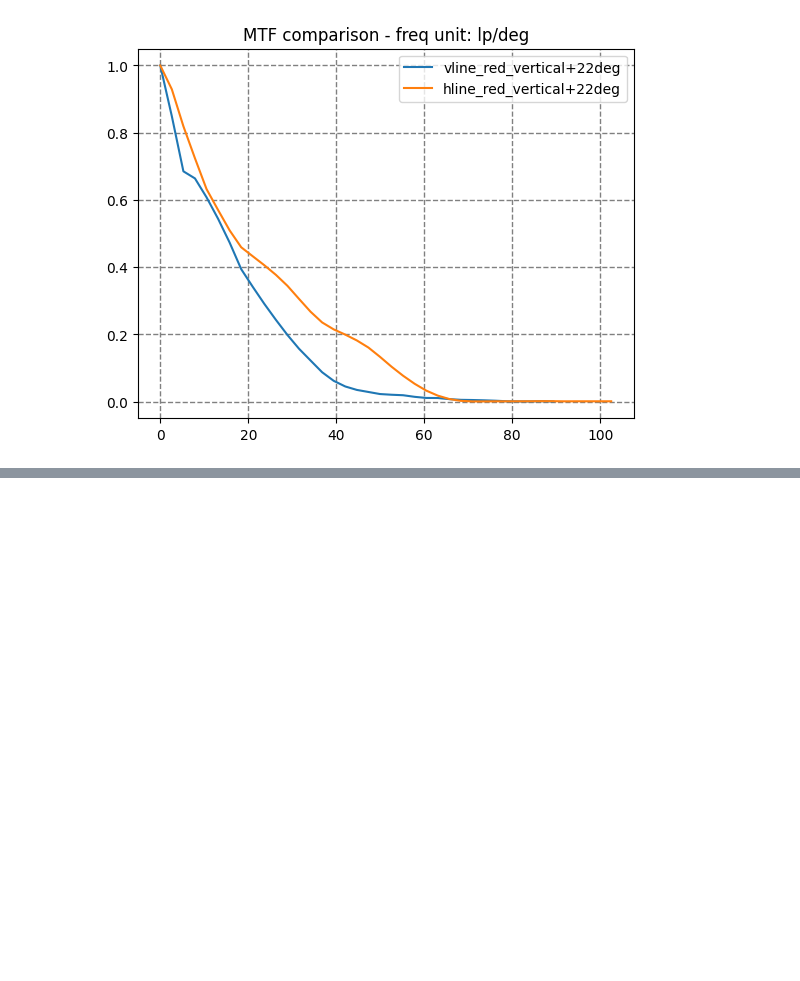
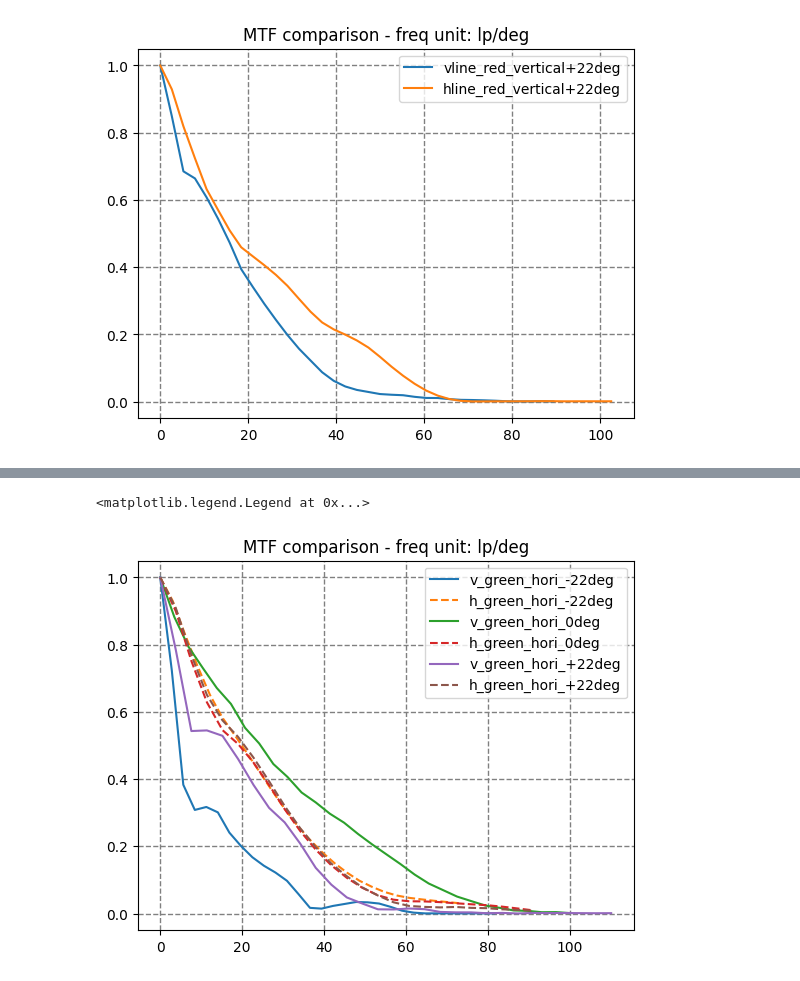
Before and after one commit to lucaswewa/mtf, a Jupyter notebook: test_mtf.ipynb, the cells around one changed output, grey strips where cells are left out. Cells and saved outputs as stored; diff of their text form; code cells hidden in the pictures; blank space fills up the shorter version.

```diff
--- a/test_mtf.ipynb
+++ b/test_mtf.ipynb
@@ -302,0 +322,19 @@ plt.legend()
+# %%
+plt.title('MTF comparison - freq unit: lp/deg')
+freq1, mtf1 = calc_mtf('v_green_hori_-22deg_1666_rot.png', 0, False, 30)
+freq2, mtf2 = calc_mtf('h_green_hori_-22deg_1666_rot.png', 90, False, 25)
+freq3, mtf3 = calc_mtf('v_green_hori_0deg_1111_rot.png', 0, False, 30)
+freq4, mtf4 = calc_mtf('h_green_hori_0deg_1111_rot.png', 90, False, 25)
+freq5, mtf5 = calc_mtf('v_green_hori_+22deg_1111_rot.png', 0, False, 30)
+freq6, mtf6 = calc_mtf('h_green_hori_+22deg_1111_rot.png', 90, False, 25)
+plt.grid(color='gray', linestyle='--', linewidth=1)
+plt.plot(freq1, mtf1, label='v_green_hori_-22deg')
+plt.plot(freq2, mtf2, label='h_green_hori_-22deg', linestyle="--")
+plt.plot(freq3, mtf3, label='v_green_hori_0deg')
+plt.plot(freq4, mtf4, label='h_green_hori_0deg', linestyle="--")
+plt.plot(freq5, mtf5, label='v_green_hori_+22deg')
+plt.plot(freq6, mtf6, label='h_green_hori_+22deg', linestyle="--")
+plt.legend()
+# %% [output]
+<matplotlib.legend.Legend at 0x...>
+[figure, added]
```
Also changed, not shown: parts of 3 cells of this notebook, 31 other files.
